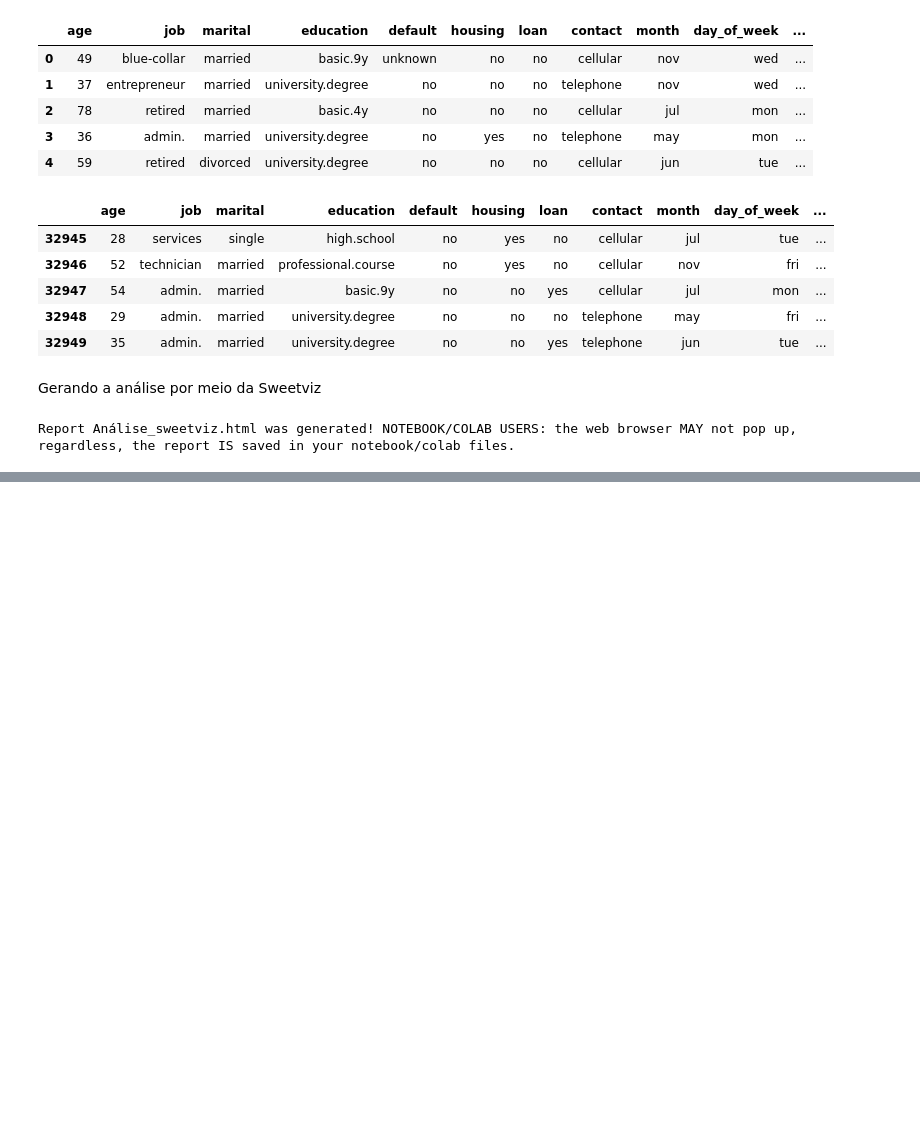
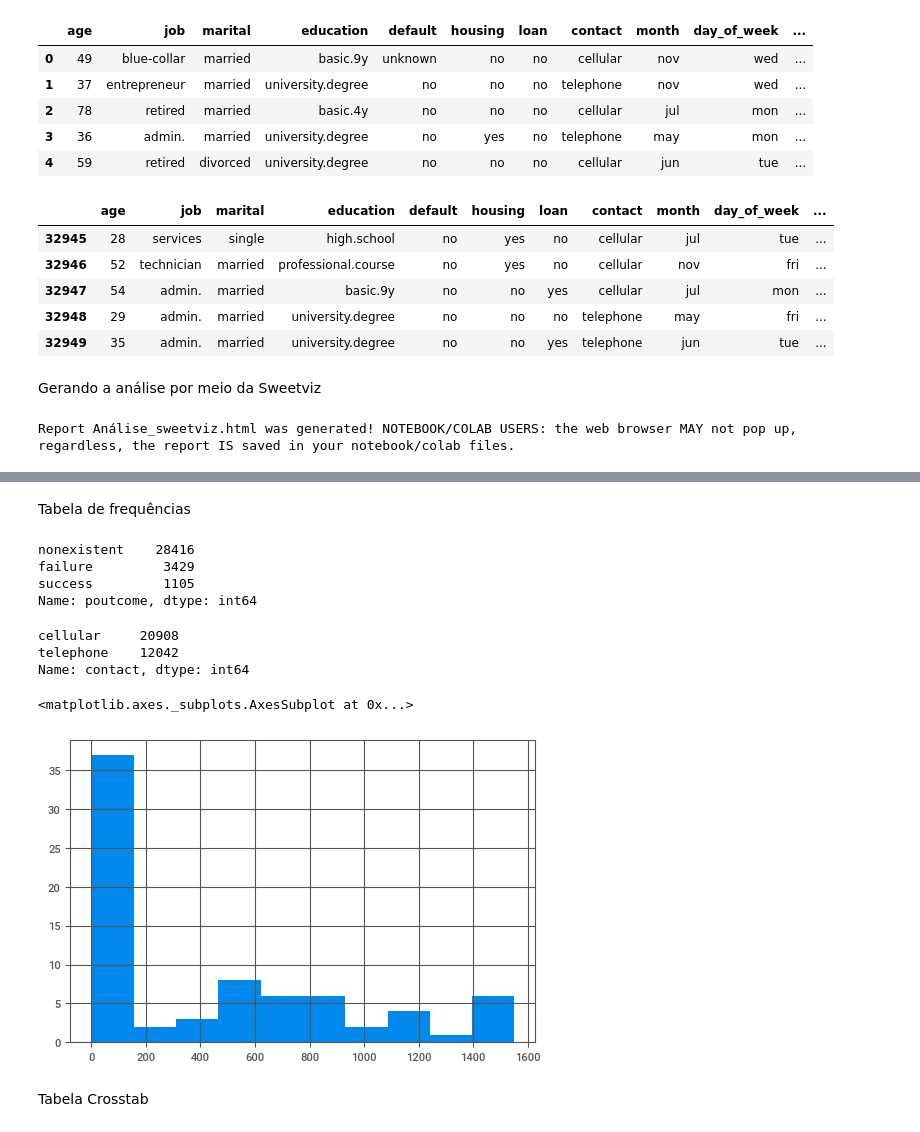
Before and after one commit to andrejuniorba/Python-CienciaDeDados, a Jupyter notebook: EDA_Análise_Exploratória_de_Dados.ipynb, the cells around one changed output, grey strips where cells are left out. Saved outputs shown, nothing was run; the diff lists cells and outputs as text; code cells hidden in the pictures; blank space fills up the shorter version.

```diff
--- a/EDA_Análise_Exploratória_de_Dados.ipynb
+++ b/EDA_Análise_Exploratória_de_Dados.ipynb
@@ -77,0 +275,22 @@ Report Análise_sweetviz.html was generated! NOTEBOOK/COLAB USERS: the web brows
+# %% [markdown]
+Tabela de frequências
+# %%
+dados['poutcome'].value_counts()
+# %% [output]
+nonexistent    28416
+failure         3429
+success         1105
+Name: poutcome, dtype: int64
+# %%
+dados['contact'].value_counts()
+# %% [output]
+cellular     20908
+telephone    12042
+Name: contact, dtype: int64
+# %%
+dados['age'].value_counts().hist()
+# %% [output]
+<matplotlib.axes._subplots.AxesSubplot at 0x...>
+[figure, added]
+# %% [markdown]
+Tabela Crosstab
```
Also changed, not shown: parts of 26 cells of this notebook.
